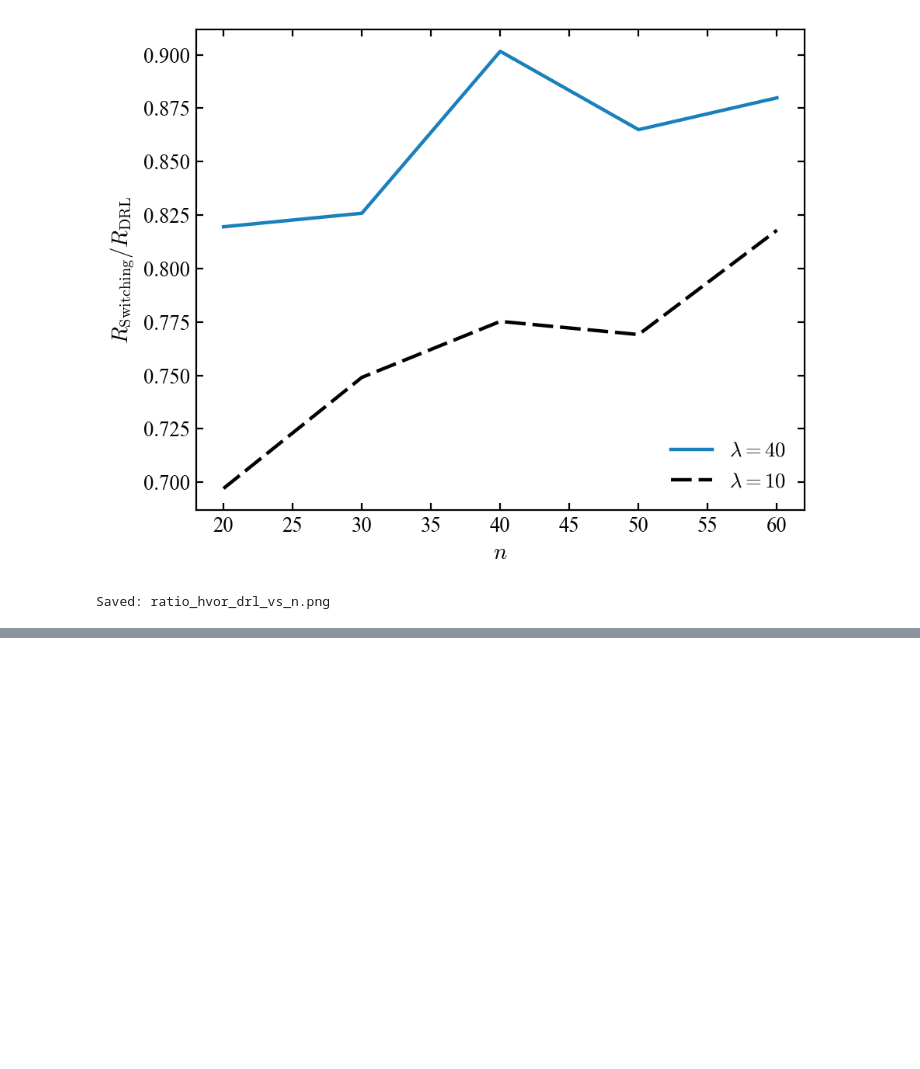
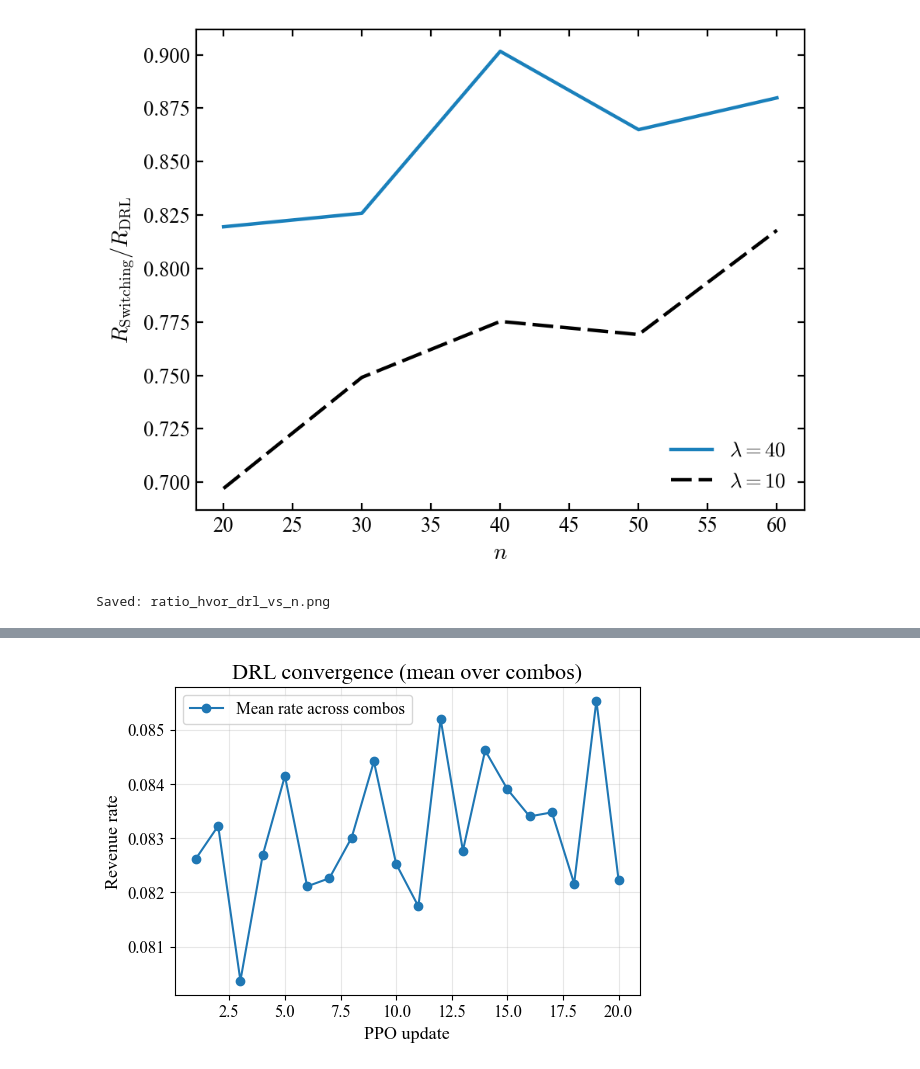
Before and after one commit to Alfredkkk/Last-mile-Logistics, a Jupyter notebook: analysis.ipynb, the cells around one changed output, grey strips where cells are left out. Saved outputs shown, nothing was run; the diff lists cells and outputs as text; code cells hidden in the pictures; blank space fills up the shorter version.

```diff
--- a/analysis.ipynb
+++ b/analysis.ipynb
@@ -306,0 +462,22 @@ Saved: ratio_hvor_drl_vs_n.png
+# %%
+# =========================================
+# DRL convergence (mean over combos)
+import pandas as pd
+import matplotlib.pyplot as plt
+log_path = 'Results/training_log.csv'
+df = pd.read_csv(log_path)
+if {'update','rate'}.issubset(df.columns):
+    df['update'] = df['update'].astype(int)
+    agg = df.groupby('update')['rate'].mean().reset_index()
+    plt.figure(figsize=(6,4))
+    plt.plot(agg['update'], agg['rate'], marker='o', label='Mean rate across combos')
+    plt.xlabel('PPO update')
+    plt.ylabel('Revenue rate')
+    plt.title('DRL convergence (mean over combos)')
+    plt.grid(True, alpha=0.3)
+    plt.legend()
+    plt.show()
+else:
+    print('training_log.csv 缺少 update/rate 列')
+# %% [output]
+[figure, added]
```
Also changed, not shown: parts of 4 cells of this notebook, 22 other files.
